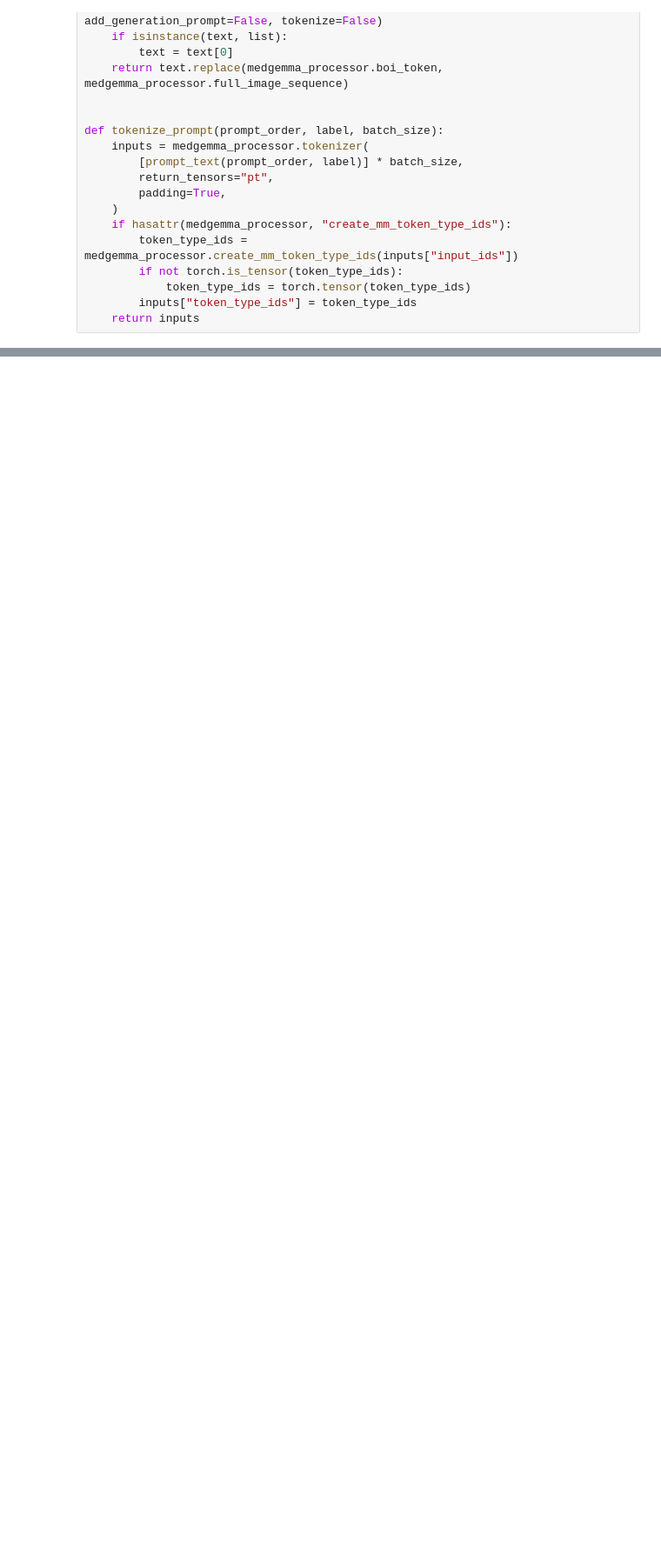
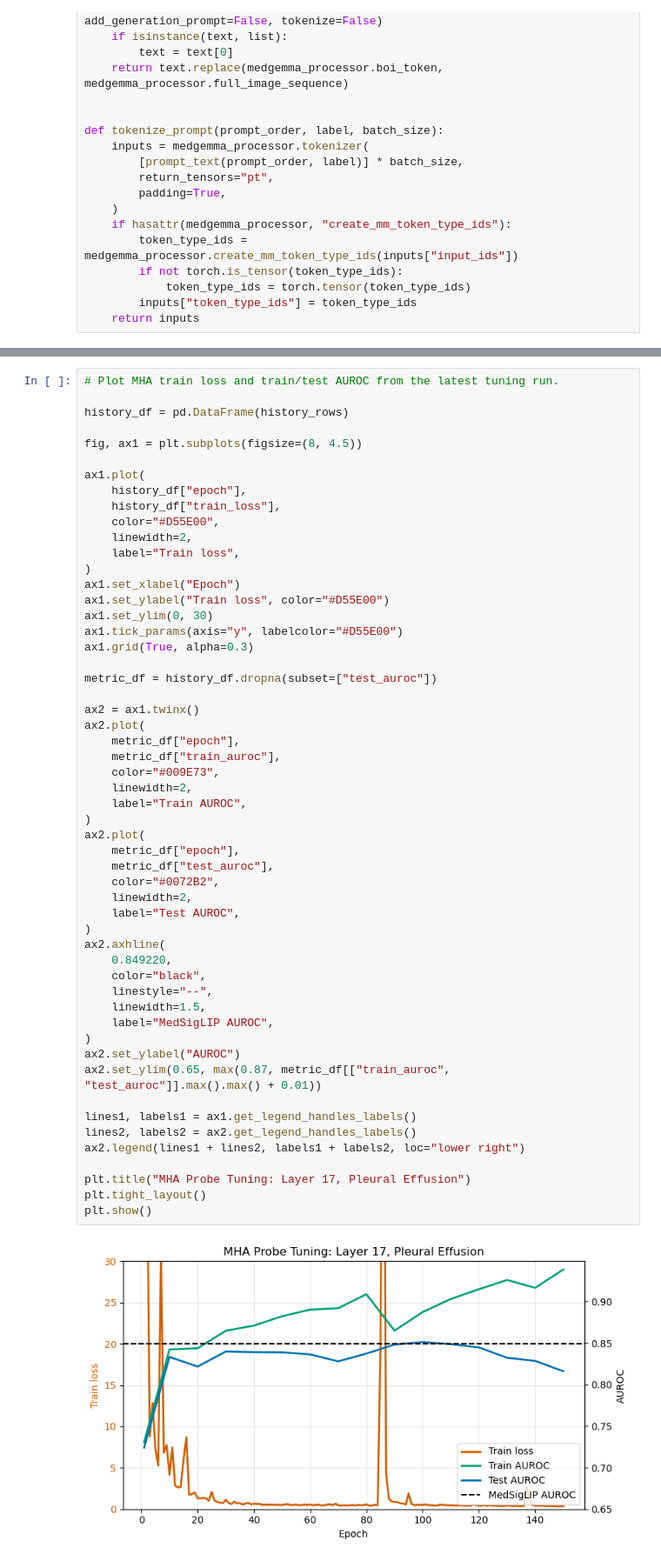
Before and after one commit to tnguyen2907/cxr-vlm-interp, a Jupyter notebook: benchmark/benchmark_multi_head_attention_probe.ipynb, the cells around one changed output, grey strips where cells are left out. Shown at 87% size. Drawn from its saved outputs; the diff is of its cells as text; blank space fills up the shorter version.

```diff
--- a/benchmark/benchmark_multi_head_attention_probe.ipynb
+++ b/benchmark/benchmark_multi_head_attention_probe.ipynb
@@ -494,3 +526,59 @@ layer 17 epoch 100 loss 0.5188 auroc 0.8513 auprc 0.8261
+# %%
+# Plot MHA train loss and train/test AUROC from the latest tuning run.
+
+history_df = pd.DataFrame(history_rows)
+
+fig, ax1 = plt.subplots(figsize=(8, 4.5))
+
+ax1.plot(
+    history_df["epoch"],
+    history_df["train_loss"],
+    color="#D55E00",
+    linewidth=2,
+    label="Train loss",
+)
+ax1.set_xlabel("Epoch")
+ax1.set_ylabel("Train loss", color="#D55E00")
+ax1.set_ylim(0, 30)
+ax1.tick_params(axis="y", labelcolor="#D55E00")
+ax1.grid(True, alpha=0.3)
+
+metric_df = history_df.dropna(subset=["test_auroc"])
+
+ax2 = ax1.twinx()
+ax2.plot(
+    metric_df["epoch"],
+    metric_df["train_auroc"],
+    color="#009E73",
+    linewidth=2,
+    label="Train AUROC",
+)
+ax2.plot(
+    metric_df["epoch"],
+    metric_df["test_auroc"],
+    color="#0072B2",
+    linewidth=2,
+    label="Test AUROC",
+)
+ax2.axhline(
+    0.849220,
+    color="black",
+    linestyle="--",
+    linewidth=1.5,
+    label="MedSigLIP AUROC",
+)
+ax2.set_ylabel("AUROC")
+ax2.set_ylim(0.65, max(0.87, metric_df[["train_auroc", "test_auroc"]].max().max() + 0.01))
+
+lines1, labels1 = ax1.get_legend_handles_labels()
+lines2, labels2 = ax2.get_legend_handles_labels()
+ax2.legend(lines1 + lines2, labels1 + labels2, loc="lower right")
+
+plt.title("MHA Probe Tuning: Layer 17, Pleural Effusion")
+plt.tight_layout()
+plt.show()
+# %% [output]
+[figure, added]
 # %%
 # # Separate HDF5 disk I/O benchmark for one cached layer saved as fp32.
 
```
Also changed, not shown: parts of 4 cells of this notebook.
